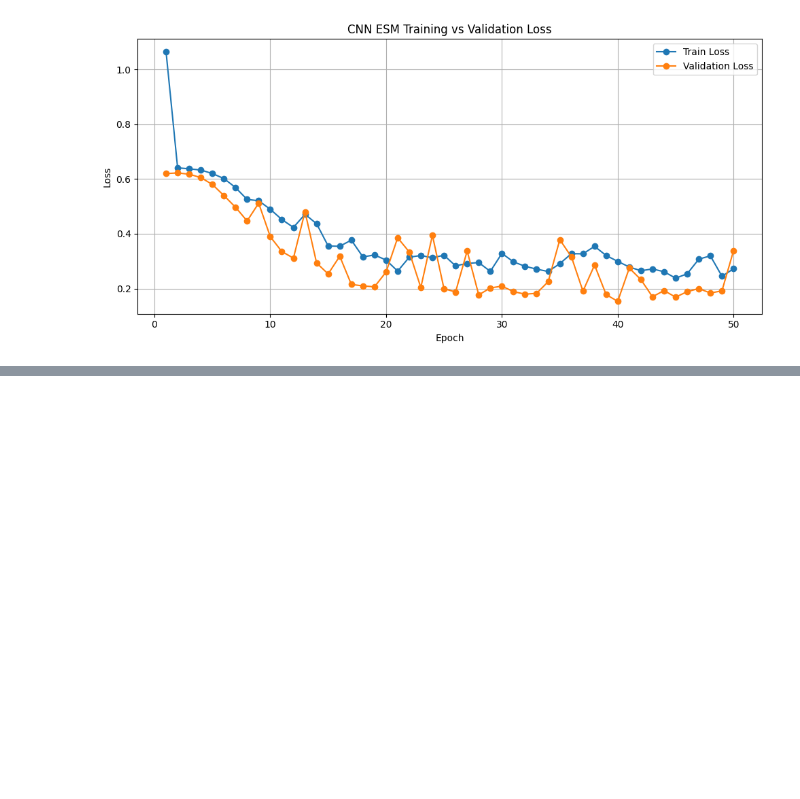
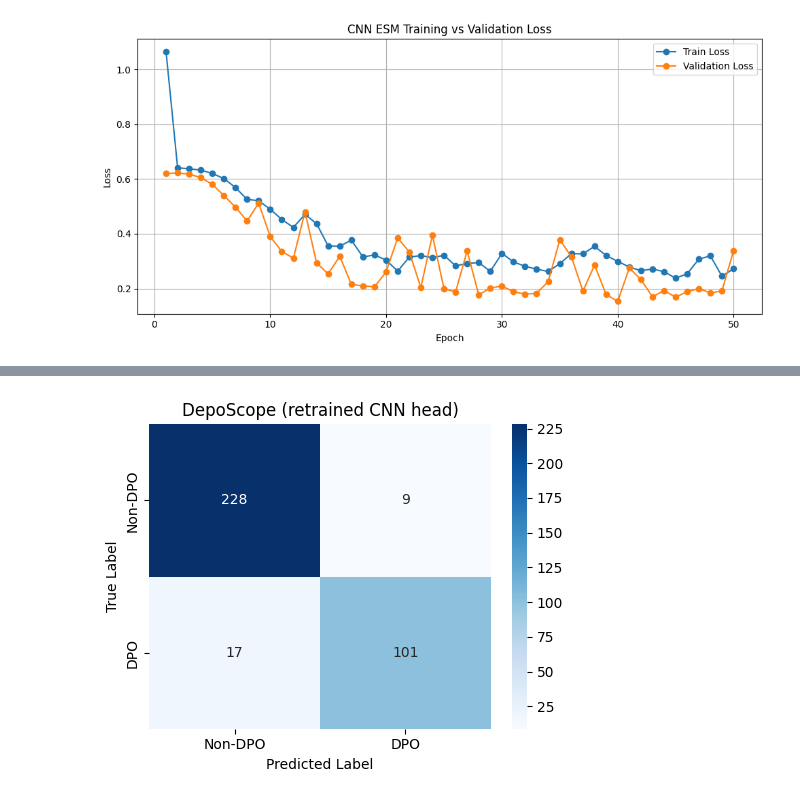
Before and after one commit to mariaportela4/Thesis, a Jupyter notebook: notebooks/01_domain_analysis.ipynb, the cells around one changed output, grey strips where cells are left out. Cells and saved outputs as stored; diff of their text form; code cells hidden in the pictures; blank space fills up the shorter version.

Commit message:
Deposcope Retrain
Remove deposcope weights from git tracking

```diff
--- a/notebooks/01_domain_analysis.ipynb
+++ b/notebooks/01_domain_analysis.ipynb
@@ -1448,0 +1461,15 @@ plt.show()
+# %%
+from sklearn.metrics import confusion_matrix
+
+probs = np.load('../results/deposcope_retrain/test_probabilities.npy').squeeze()
+
+df = pd.read_csv('../data/final_dataset_40.csv')
+test_df = df[df['split'] == 'test'].reset_index(drop=True)
+labels = (test_df['label'] == 'positive').astype(int).values
+
+preds = (probs >= 0.5).astype(int)
+
+cm = confusion_matrix(labels, preds)
+plot_confusion_matrix(cm, title="DepoScope (retrained CNN head)")
+# %% [output]
+[figure, added]
```
Also changed, not shown: parts of 2 cells of this notebook, 13 other files.
